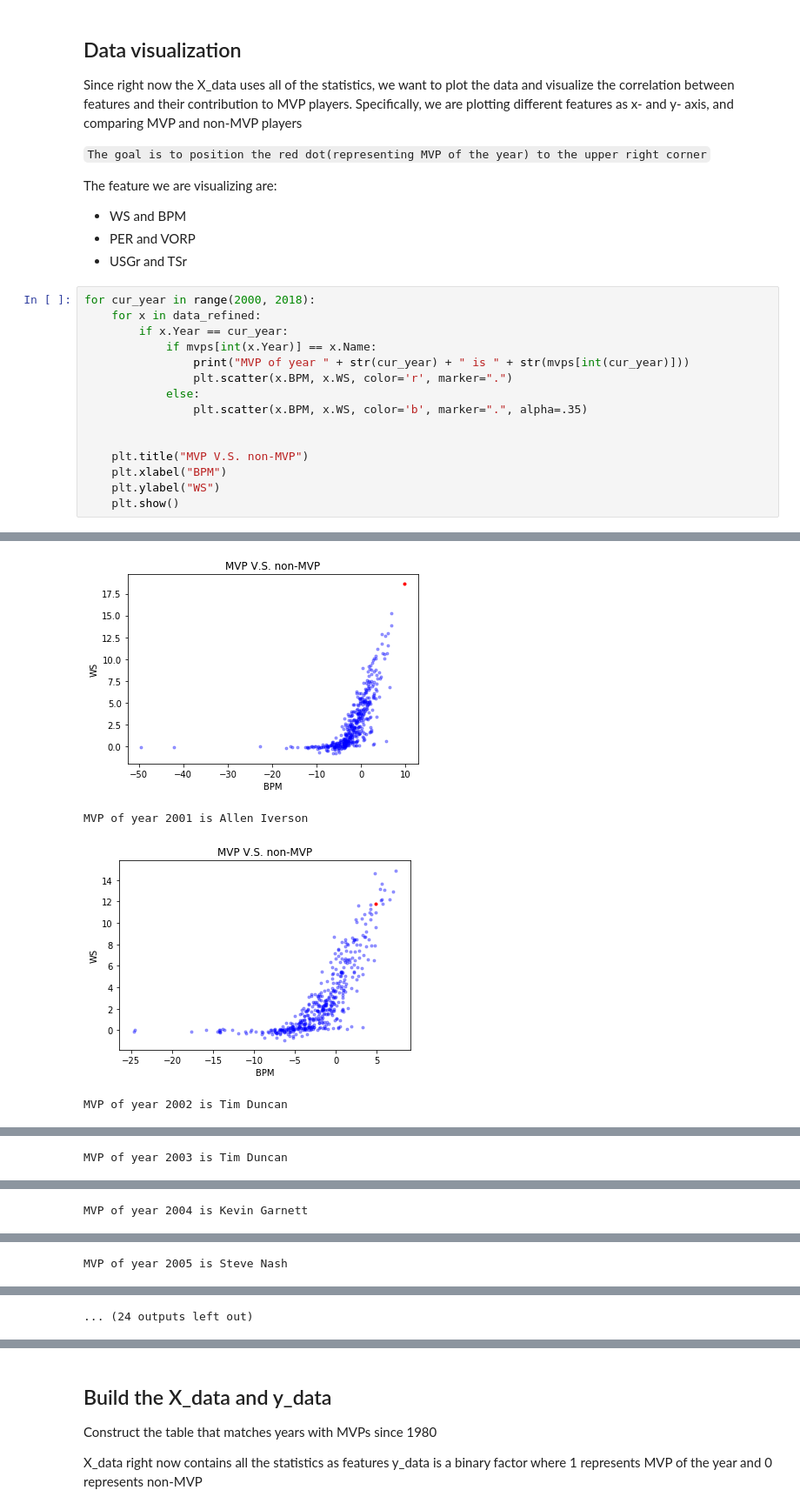
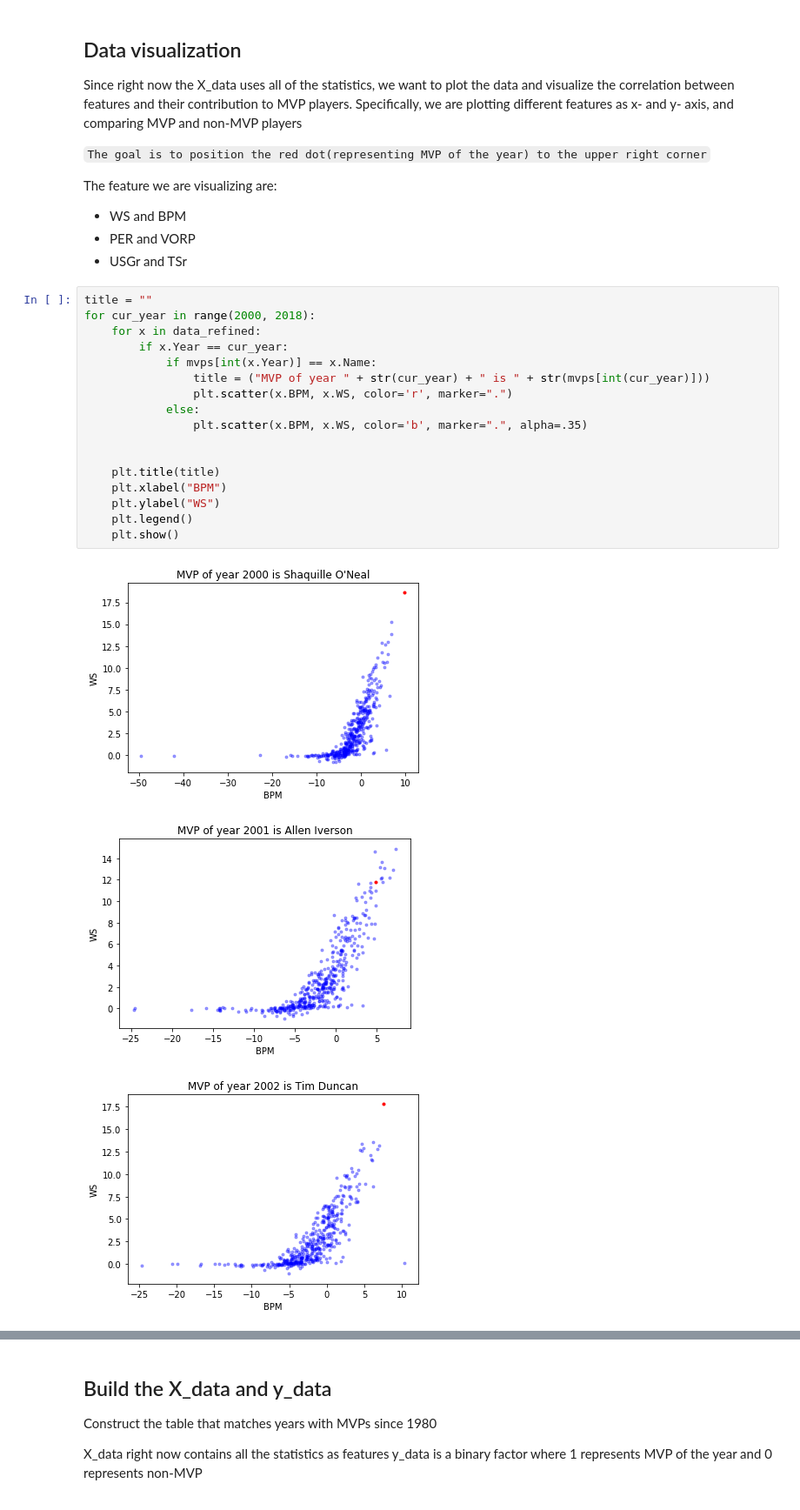
Before and after one commit to wangjiayin1010/NBA-MVP-prediction, a Jupyter notebook: assignment2.ipynb, the cells around one changed output, grey strips where cells are left out. Shown at 87% size. Cells and saved outputs as stored; diff of their text form.

```diff
--- a/assignment2.ipynb
+++ b/assignment2.ipynb
@@ -121,18 +121,23 @@ The feature we are visualizing are:
 * PER and VORP
 * USGr and TSr
 # %%
+title = ""
 for cur_year in range(2000, 2018):
     for x in data_refined:
         if x.Year == cur_year:
             if mvps[int(x.Year)] == x.Name:
-                print("MVP of year " + str(cur_year) + " is " + str(mvps[int(cur_year)]))
+                title = ("MVP of year " + str(cur_year) + " is " + str(mvps[int(cur_year)]))
                 plt.scatter(x.BPM, x.WS, color='r', marker=".")
             else:
                 plt.scatter(x.BPM, x.WS, color='b', marker=".", alpha=.35)
 
 
-    plt.title("MVP V.S. non-MVP")
+    plt.title(title)
     plt.xlabel("BPM")
     plt.ylabel("WS")
+    plt.legend()
     plt.show()
 # %% [output]
+[figure, new version]
+[figure, new version]
+[figure, new version]
@@ -140,4 +153,0 @@ MVP of year 2000 is Shaquille O'Neal
-[figure, old version]
-MVP of year 2001 is Allen Iverson
-[figure, old version]
-MVP of year 2002 is Tim Duncan
@@ -145 +153,0 @@ MVP of year 2002 is Tim Duncan
-MVP of year 2003 is Tim Duncan
@@ -147 +153,0 @@ MVP of year 2003 is Tim Duncan
-MVP of year 2004 is Kevin Garnett
@@ -149 +153,0 @@ MVP of year 2004 is Kevin Garnett
-MVP of year 2005 is Steve Nash
@@ -151,2 +154 @@ MVP of year 2005 is Steve Nash
-... (24 outputs left out)
 # %%
```
Also changed, not shown: parts of 6 cells of this notebook, 1 other file.
